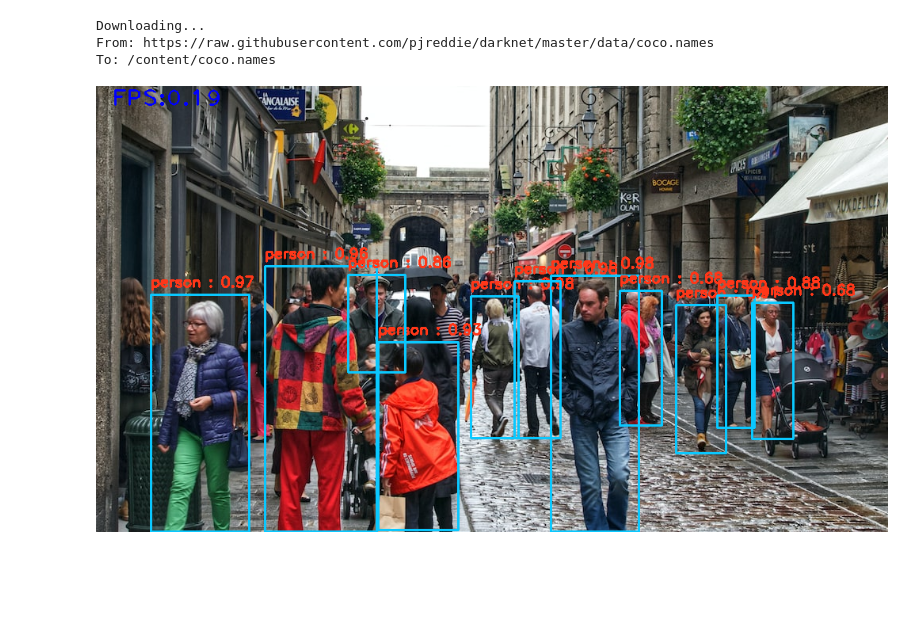
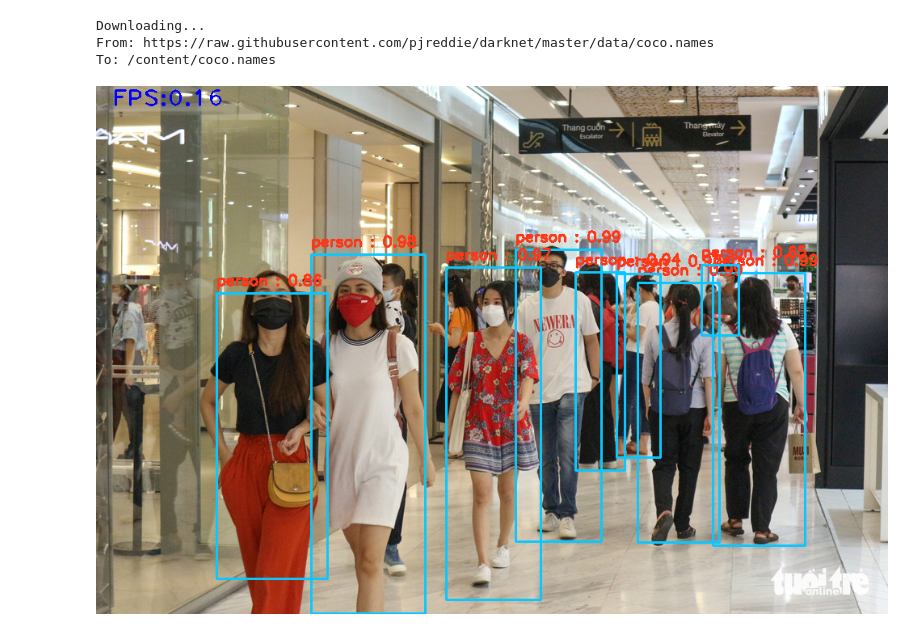
Before and after one commit to abhirambussa/SE20UARI036_YOLO, a Jupyter notebook: YOLO_Modified.ipynb, the cells around one changed output. Saved outputs shown, nothing was run; the diff lists cells and outputs as text; code cells hidden in the pictures; blank space fills up the shorter version.

```diff
--- a/YOLO_Modified.ipynb
+++ b/YOLO_Modified.ipynb
@@ -27,32 +27,32 @@ Nms= 0.3
 class_names = []
 with open("coco.names", "r") as f:
   class_names = [cname.strip() for cname in f.readlines()]
-img = cv2.imread("/content/photo-1616753677823-bc8270e35ec1.jpg")
+img = cv2.imread("/content/logo-untitled-0250-16378531997622087711918-1637912336.jpg")
 arc = cv2.dnn.readNet("yolov4.weights","yolov4.cfg")
 arc.setPreferableBackend(cv2.dnn.DNN_BACKEND_CUDA)
 arc.setPreferableTarget(cv2.dnn.DNN_TARGET_CUDA_FP16)
 model = cv2.dnn_DetectionModel(arc)
 model.setInputParams(size=(640,640), scale=1/255, swapRB=True)
 x =time.time()
 classes, scores, boxes = model.detect(img, confidence, Nms)
 y= time.time()
 fps=1/(y-x)
 for (classid, score, box) in zip(classes, scores, boxes):
   if isinstance(classid, (list, np.ndarray)):
     classid_value = classid[0]
   else:
     classid_value = classid
 # Check if score is a list or a scalar
   if isinstance(score, (list, np.ndarray)):
     score_value = score[0]
   else:
     score_value = score
     label = "%s : %.2f" % (class_names[classid_value], score_value)
     only_label ="%s" % (class_names[classid])
     if only_label == 'person':
       cv2.rectangle(img,box,color=(255, 200, 10),thickness=2)
       cv2.putText(img, label, (box[0],box[1]-10),cv2.FONT_HERSHEY_SIMPLEX,0.6,(25,55,255),2)
       cv2.putText(img, "FPS:{0:.2f}".format(fps),(20, 25), cv2.FONT_HERSHEY_PLAIN,fontScale=2,color=(255, 0, 0),thickness=2)
 cv2_imshow(img)
 # %% [output]
-[figure, old version]
+[figure, new version]
```
